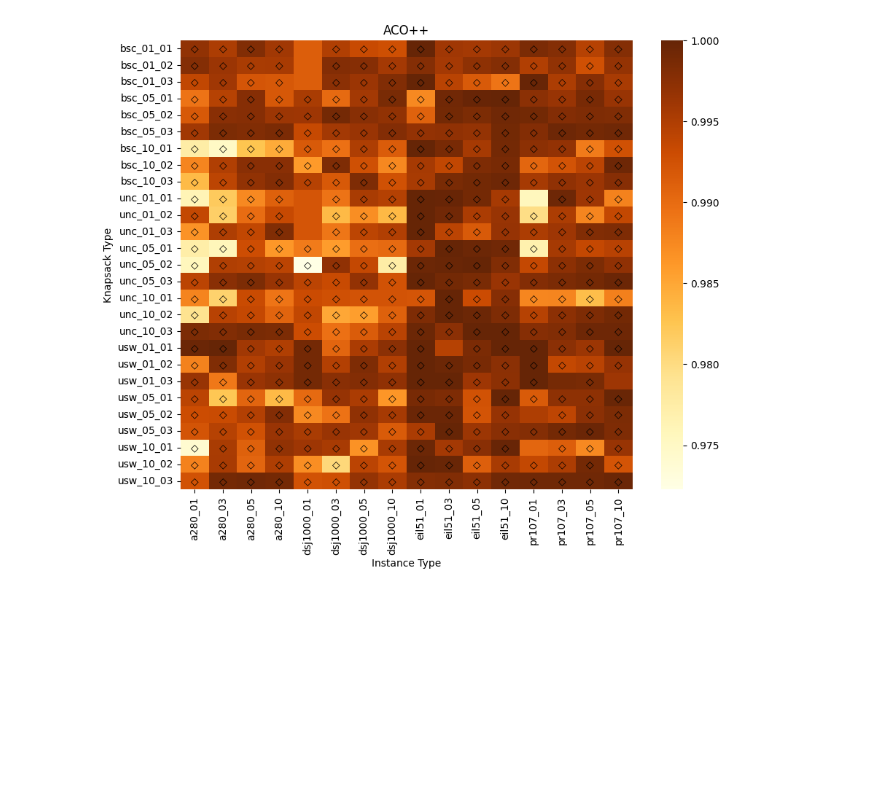
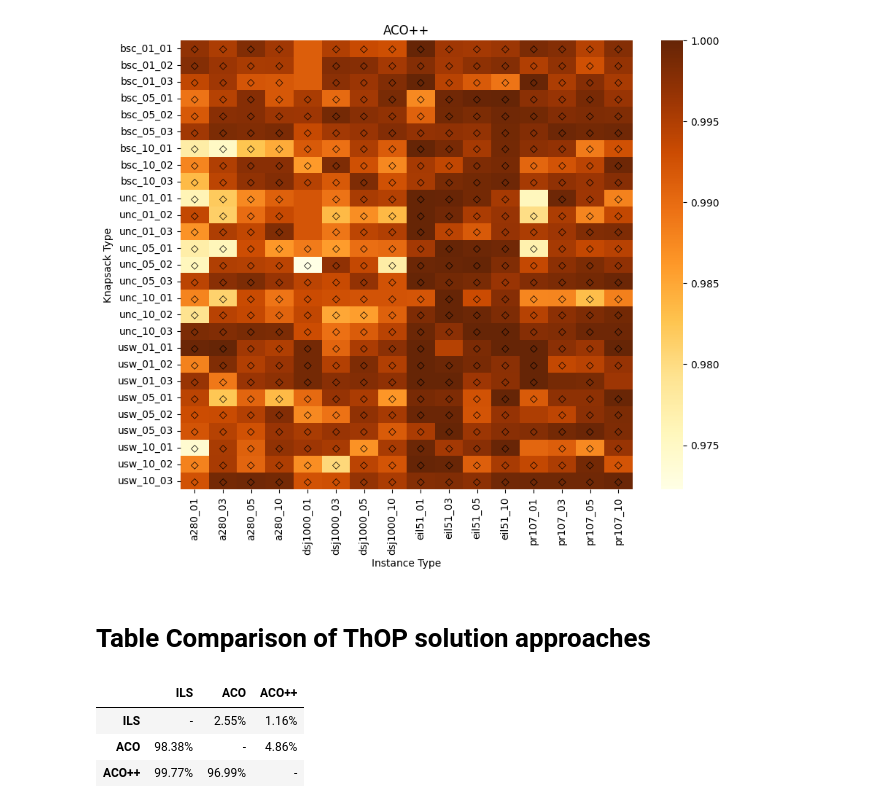
Before and after one commit to Dev-Aligator/thief-orienteering-problem, a Jupyter notebook: acoplusplus_thop/results_analysis.ipynb, the cells around one changed output. Saved outputs shown, nothing was run; the diff lists cells and outputs as text; code cells hidden in the pictures; blank space fills up the shorter version.

```diff
--- a/acoplusplus_thop/results_analysis.ipynb
+++ b/acoplusplus_thop/results_analysis.ipynb
@@ -151,3 +159,31 @@ construct_heatmap("ACO++")
 [figure]
 [figure]
 [figure]
+# %% [markdown]
+# Table Comparison of ThOP solution approaches
+# %%
+# Define the algorithms to compare
+algorithms = ['ILS', 'ACO', 'ACO++']
+
+# Initialize the comparison DataFrame
+comparison = pd.DataFrame(index=algorithms, columns=algorithms, data='-')
+# %%
+def calculate_percentage(df, algo_i, algo_j):
+    better_or_equal = (df[f'{algo_i} Avg'] >= df[f'{algo_j} Avg']).sum()
+    total_instances = len(df)
+    return (better_or_equal / total_instances) * 100
+
+# Fill in the comparison DataFrame
+for algo_i in algorithms:
+    for algo_j in algorithms:
+        if algo_i != algo_j:
+            percentage = calculate_percentage(experiment_data_avg_max, algo_i, algo_j)
+            comparison.loc[algo_i, algo_j] = f'{percentage:.2f}%'
+
+# Print the resulting comparison table
+comparison
+# %% [output]
+|  | ILS | ACO | ACO++ |
+| ILS | - | 2.55% | 1.16% |
+| ACO | 98.38% | - | 4.86% |
+| ACO++ | 99.77% | 96.99% | - |
```
Also changed, not shown: parts of 6 cells of this notebook, 4 other files.
